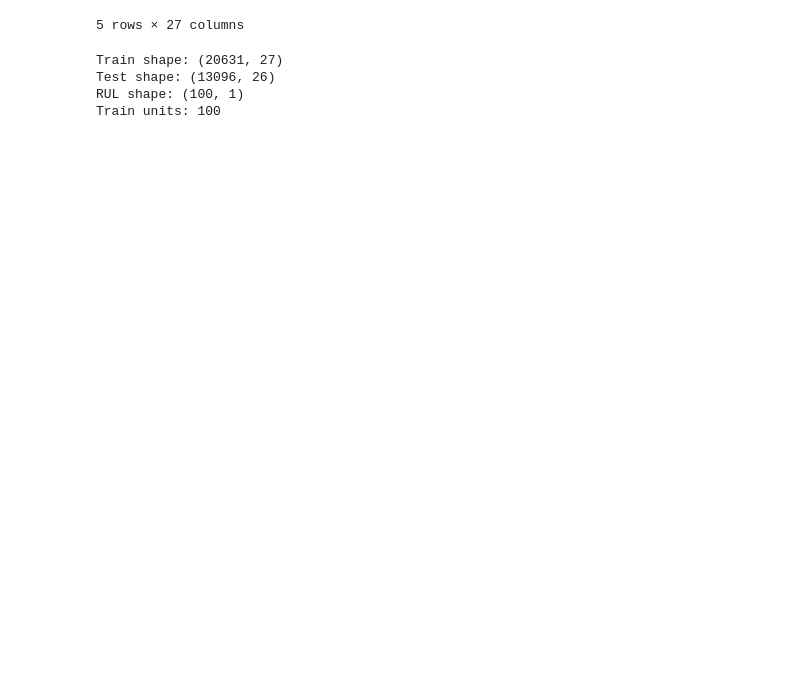
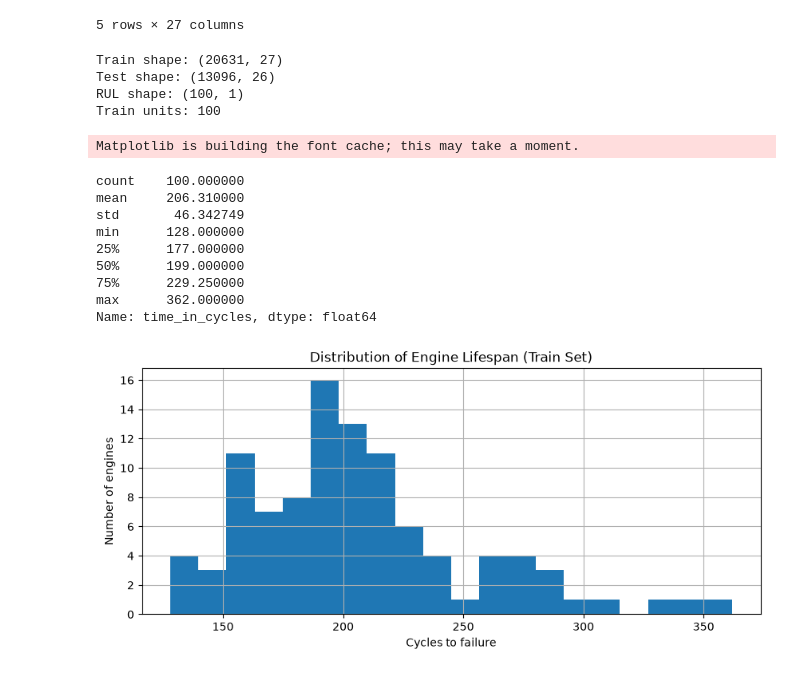
Before and after one commit to SeanHSJ/predictive-maintenance, a Jupyter notebook: 01_eda_and_modeling.ipynb, the cells around one changed output. Saved outputs shown, nothing was run; the diff lists cells and outputs as text; code cells hidden in the pictures; blank space fills up the shorter version.

Commit message:
Finalize Project 1 - Results, charts, README

```diff
--- a/01_eda_and_modeling.ipynb
+++ b/01_eda_and_modeling.ipynb
@@ -34,3 +34,28 @@ Train shape: (20631, 27)
 Test shape: (13096, 26)
 RUL shape: (100, 1)
 Train units: 100
+# %%
+import matplotlib.pyplot as plt
+
+# How many cycles did each engine run before failure?
+max_cycles = train.groupby('unit_number')['time_in_cycles'].max()
+print(max_cycles.describe())
+
+plt.figure(figsize=(10, 4))
+max_cycles.hist(bins=20)
+plt.xlabel("Cycles to failure")
+plt.ylabel("Number of engines")
+plt.title("Distribution of Engine Lifespan (Train Set)")
+plt.show()
+# %% [output]
+Matplotlib is building the font cache; this may take a moment.
+count    100.000000
+mean     206.310000
+std       46.342749
+min      128.000000
+25%      177.000000
+50%      199.000000
+75%      229.250000
+max      362.000000
+Name: time_in_cycles, dtype: float64
+[figure, added]
```
Also changed, not shown: parts of 18 cells of this notebook, 3 other files.
